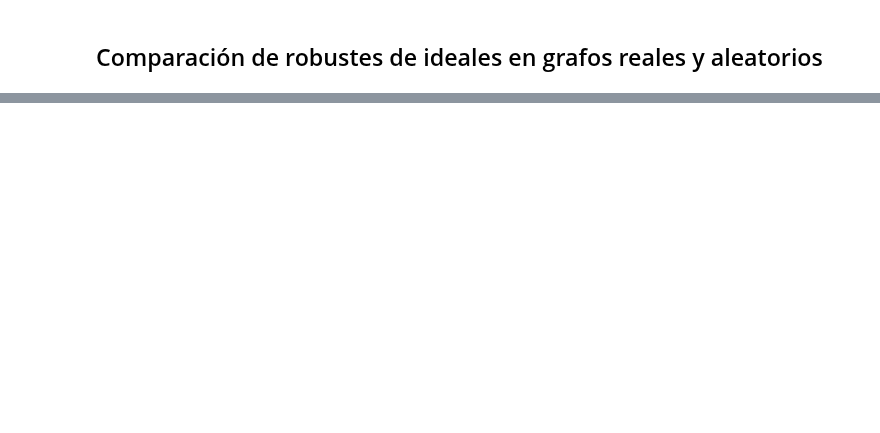
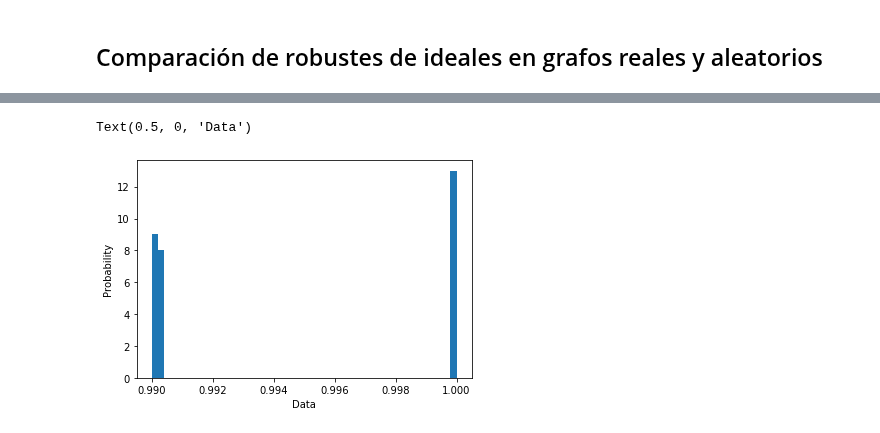
Before and after one commit to josebaboun/Alcantarillado-COVID, a Jupyter notebook: Otros archivos/Tree_generation.ipynb, the cells around one changed output, grey strips where cells are left out. Cells and saved outputs as stored; diff of their text form; code cells hidden in the pictures; blank space fills up the shorter version.

```diff
--- a/Otros archivos/Tree_generation.ipynb
+++ b/Otros archivos/Tree_generation.ipynb
@@ -344,0 +430,7 @@ len(G_.nodes()), len(G_.edges())
+# %%
+plt.hist(differences_original_3, bins=50)  # density=False would make counts
+plt.ylabel('Probability')
+plt.xlabel('Data')
+# %% [output]
+Text(0.5, 0, 'Data')
+[figure, added]
```
Also changed, not shown: parts of 24 cells of this notebook.
